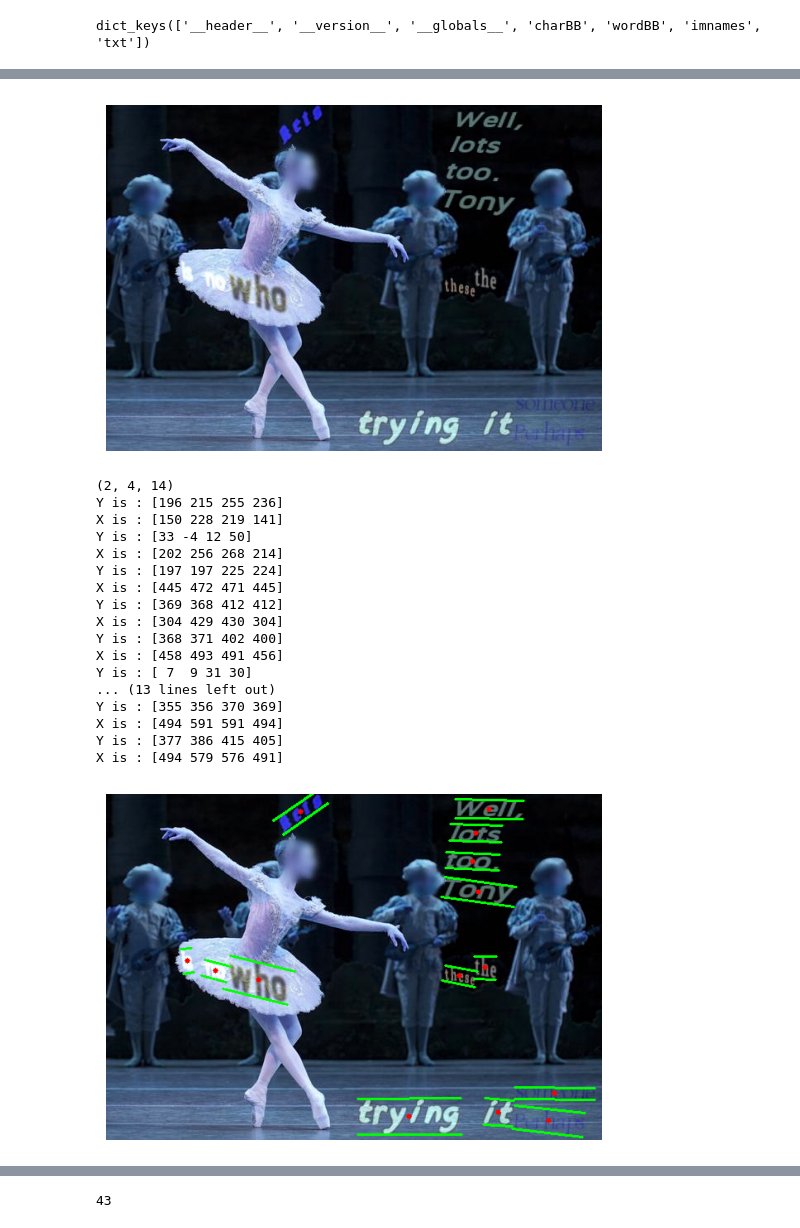
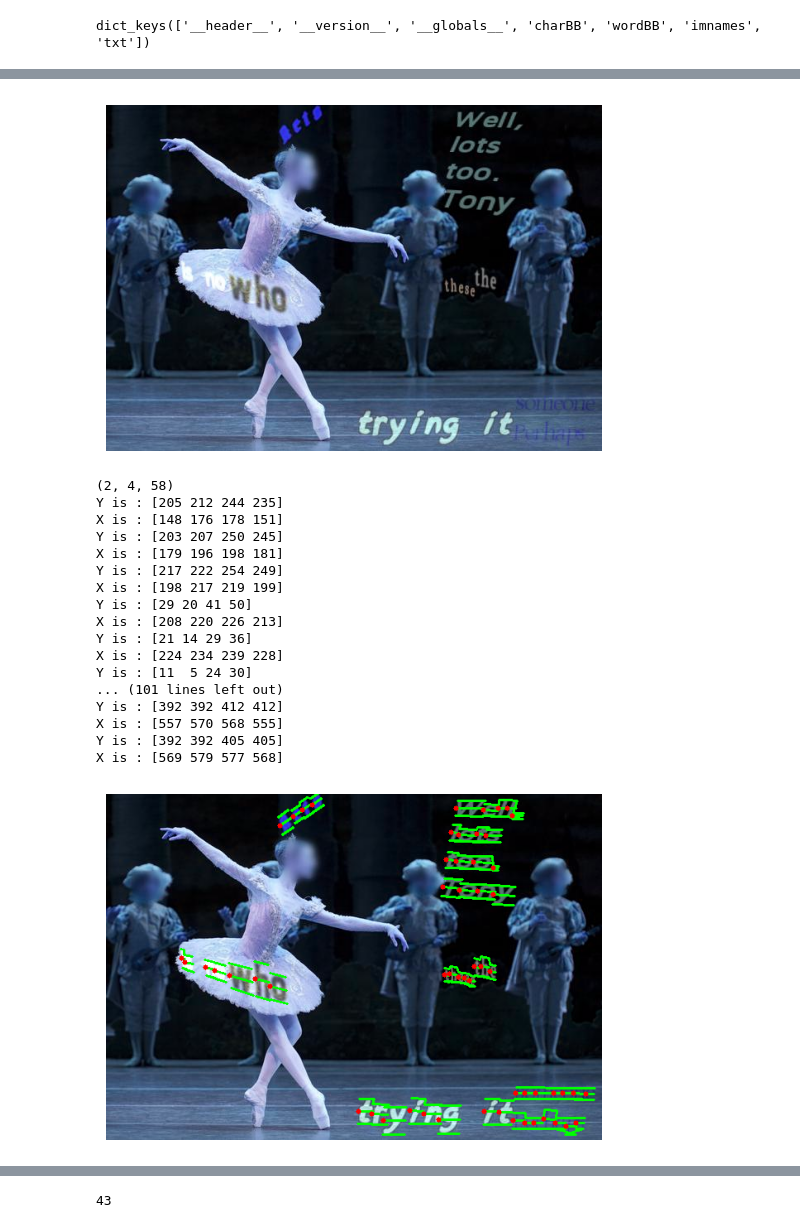
Before and after one commit to AliMoghtader/Implementation-of-OCR-system-on-extracting-information-from-Vietnamese-book-cover-images, a Jupyter notebook: SAST.ipynb, the cells around one changed output, grey strips where cells are left out. Drawn from its saved outputs; the diff is of its cells as text; code cells hidden in the pictures.

```diff
--- a/SAST.ipynb
+++ b/SAST.ipynb
@@ -183,3 +183,6 @@ charbb = mat_data["charBB"][0]
 wordbb = mat_data["wordBB"][0]
 imnames = mat_data["imnames"][0]
 txt = mat_data["txt"][0]
+# %%
+def get_tco(x,y):
+    return np.array([np.mean([x[0],x[3]]),np.mean([y[0],y[3]]),np.mean([x[1],x[2]]),np.mean([y[1],y[2]])])
@@ -186,3 +194,3 @@ txt = mat_data["txt"][0]
 # %%
-def get_tco(x,y):
-    return [np.mean(x),np.mean(y)]
+def get_tbo(x,y):
+    return [x,y]
@@ -188,0 +212,5 @@ def get_tco(x,y):
+# %%
+image = cv2.imread(os.getcwd()+"/SynthText/"+imnames[0][0])
+plt.imshow(image)
+plt.axis('off')
+plt.show()
@@ -282,25 +293,25 @@ def image_properties(image_number=0,word=True):
 # %%
-distances = image_properties(100,True)
+distances = image_properties(100,False)
 # %% [output]
 [figure]
-(2, 4, 14)
-Y is : [196 215 255 236]
-X is : [150 228 219 141]
-Y is : [33 -4 12 50]
-X is : [202 256 268 214]
-Y is : [197 197 225 224]
-X is : [445 472 471 445]
-Y is : [369 368 412 412]
-X is : [304 429 430 304]
-Y is : [368 371 402 400]
-X is : [458 493 491 456]
-Y is : [ 7  9 31 30]
-... (13 lines left out)
-Y is : [355 356 370 369]
-X is : [494 591 591 494]
-Y is : [377 386 415 405]
-X is : [494 579 576 491]
+(2, 4, 58)
+Y is : [205 212 244 235]
+X is : [148 176 178 151]
+Y is : [203 207 250 245]
+X is : [179 196 198 181]
+Y is : [217 222 254 249]
+X is : [198 217 219 199]
+Y is : [29 20 41 50]
+X is : [208 220 226 213]
+Y is : [21 14 29 36]
+X is : [224 234 239 228]
+Y is : [11  5 24 30]
+... (101 lines left out)
+Y is : [392 392 412 412]
+X is : [557 570 568 555]
+Y is : [392 392 405 405]
+X is : [569 579 577 568]
-[figure, old version]
+[figure, new version]
 # %%
 distances = image_properties(100,False)
 # %% [output]
```
Also changed, not shown: parts of 14 cells of this notebook.
